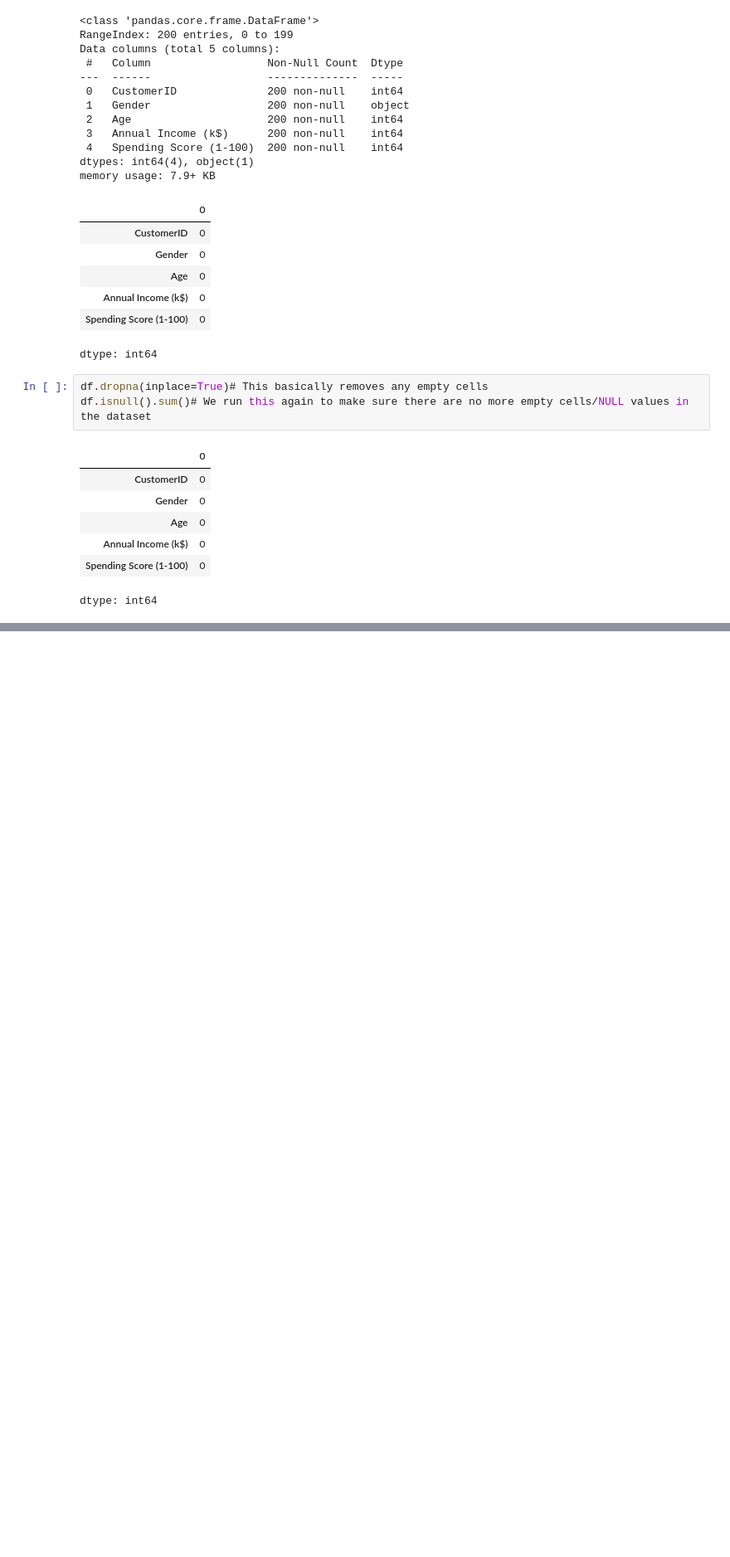
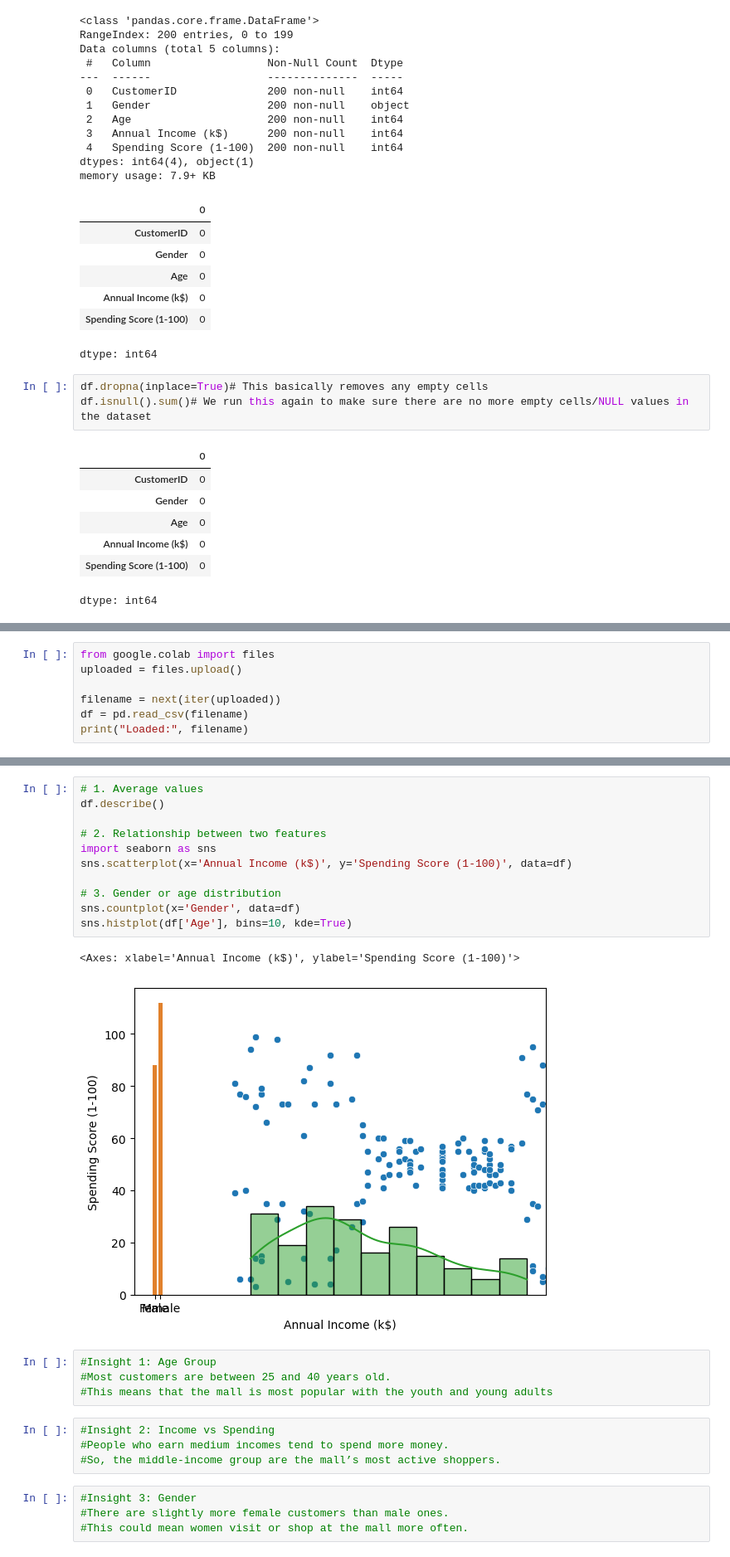
Before and after one commit to A-n-g-e-la/Mall_Customer_Clustering, a Jupyter notebook: Mall_Customer_Clustering_.ipynb, the cells around one changed output, grey strips where cells are left out. Shown at 83% size. Drawn from its saved outputs; the diff is of its cells as text; blank space fills up the shorter version.

```diff
--- a/Mall_Customer_Clustering_.ipynb
+++ b/Mall_Customer_Clustering_.ipynb
@@ -52,0 +55,7 @@ dtype: int64
+# %%
+from google.colab import files
+uploaded = files.upload()
+
+filename = next(iter(uploaded))
+df = pd.read_csv(filename)
+print("Loaded:", filename)
@@ -52,0 +66,26 @@ dtype: int64
+# %%
+# 1. Average values
+df.describe()
+
+# 2. Relationship between two features
+import seaborn as sns
+sns.scatterplot(x='Annual Income (k$)', y='Spending Score (1-100)', data=df)
+
+# 3. Gender or age distribution
+sns.countplot(x='Gender', data=df)
+sns.histplot(df['Age'], bins=10, kde=True)
+# %% [output]
+<Axes: xlabel='Annual Income (k$)', ylabel='Spending Score (1-100)'>
+[figure, added]
+# %%
+#Insight 1: Age Group
+#Most customers are between 25 and 40 years old.
+#This means that the mall is most popular with the youth and young adults
+# %%
+#Insight 2: Income vs Spending
+#People who earn medium incomes tend to spend more money.
+#So, the middle-income group are the mall’s most active shoppers.
+# %%
+#Insight 3: Gender
+#There are slightly more female customers than male ones.
+#This could mean women visit or shop at the mall more often.
```
Also changed, not shown: parts of 3 cells of this notebook.
